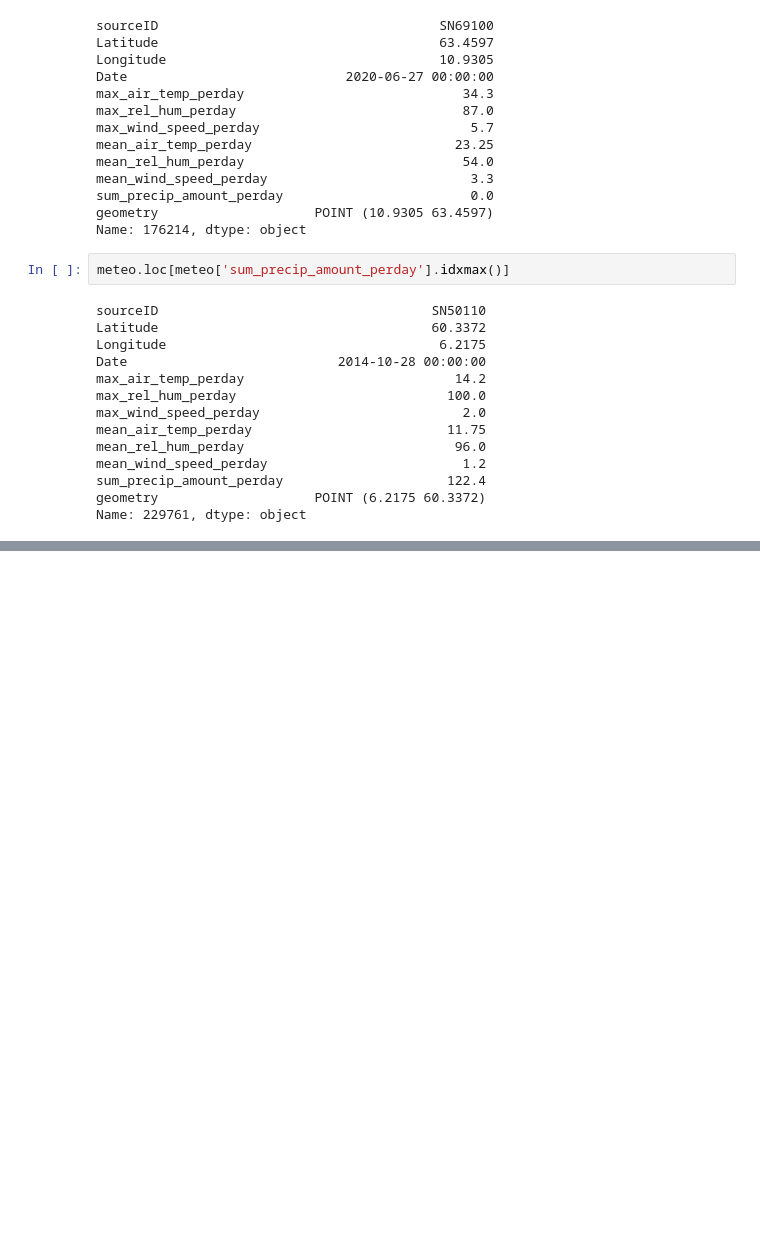
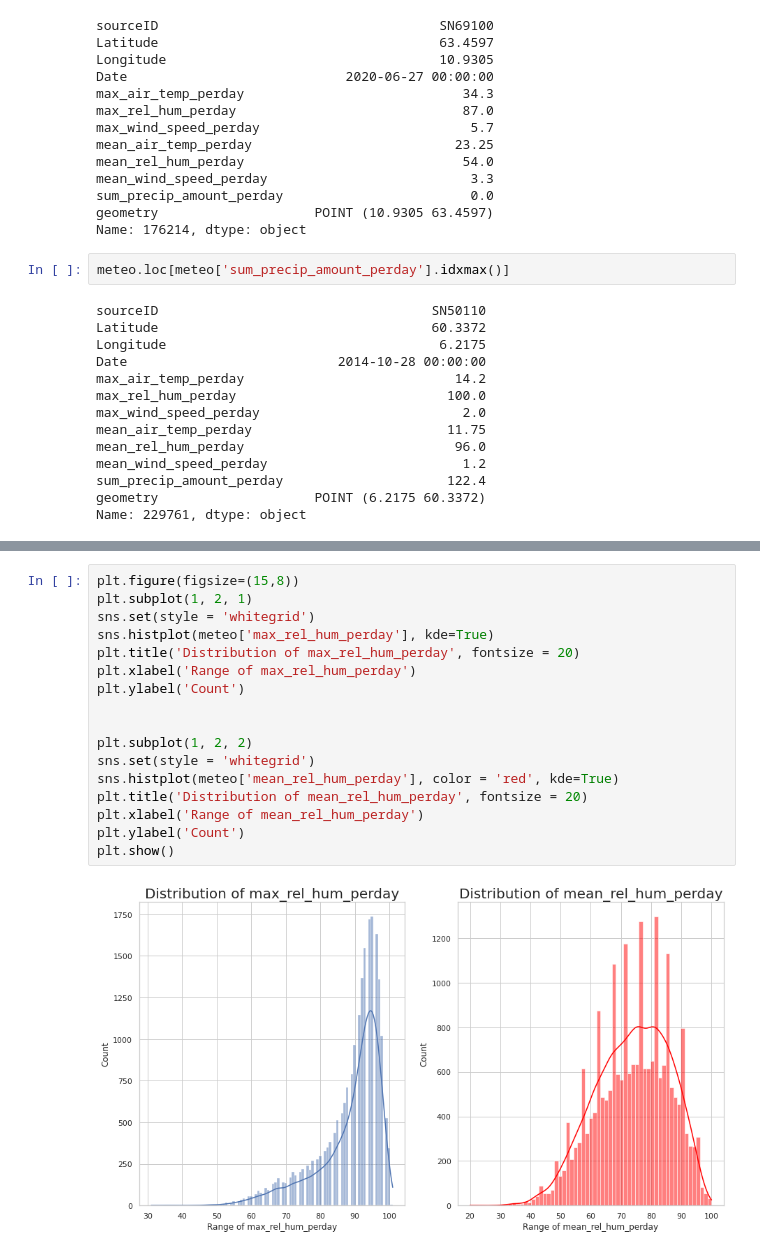
Before and after one commit to Badar97/Progetto_DataScience, a Jupyter notebook: Untitled.ipynb, the cells around one changed output, grey strips where cells are left out. Saved outputs shown, nothing was run; the diff lists cells and outputs as text; blank space fills up the shorter version.

```diff
--- a/Untitled.ipynb
+++ b/Untitled.ipynb
@@ -293,0 +343,19 @@ Name: 229761, dtype: object
+# %%
+plt.figure(figsize=(15,8))
+plt.subplot(1, 2, 1)
+sns.set(style = 'whitegrid')
+sns.histplot(meteo['max_rel_hum_perday'], kde=True)
+plt.title('Distribution of max_rel_hum_perday', fontsize = 20)
+plt.xlabel('Range of max_rel_hum_perday')
+plt.ylabel('Count')
+
+
+plt.subplot(1, 2, 2)
+sns.set(style = 'whitegrid')
+sns.histplot(meteo['mean_rel_hum_perday'], color = 'red', kde=True)
+plt.title('Distribution of mean_rel_hum_perday', fontsize = 20)
+plt.xlabel('Range of mean_rel_hum_perday')
+plt.ylabel('Count')
+plt.show()
+# %% [output]
+[figure, added]
```
Also changed, not shown: parts of 18 cells of this notebook.
